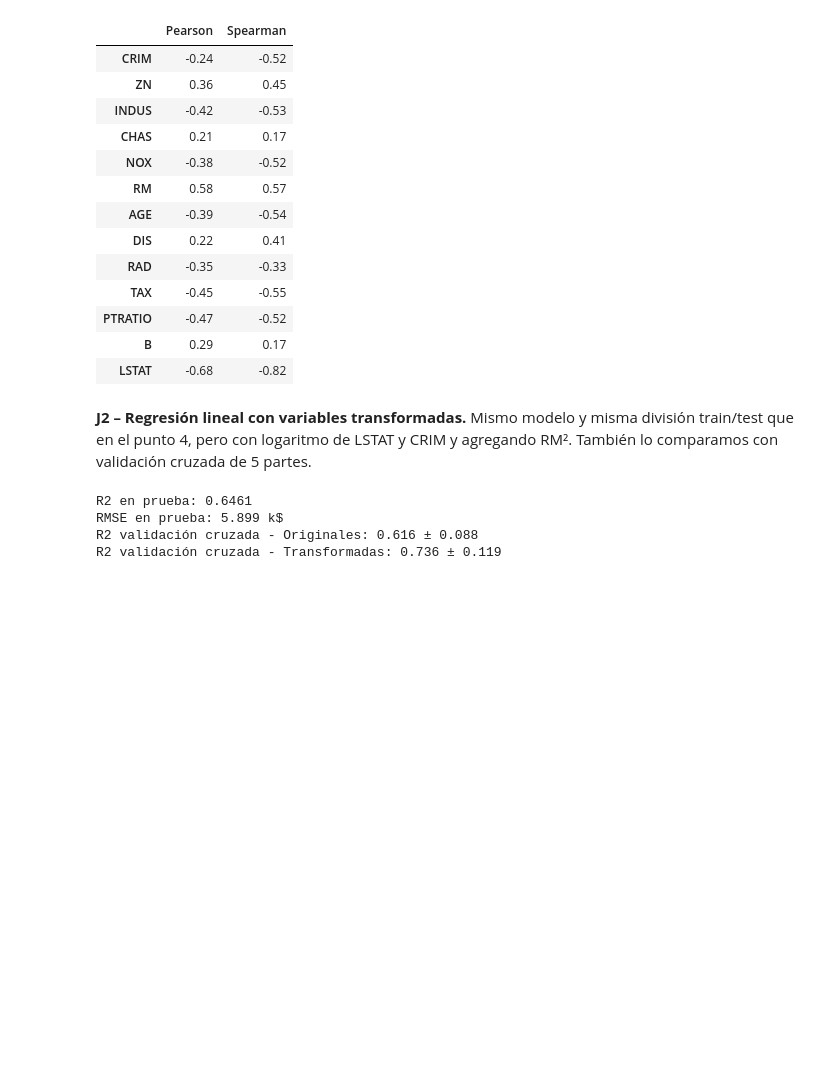
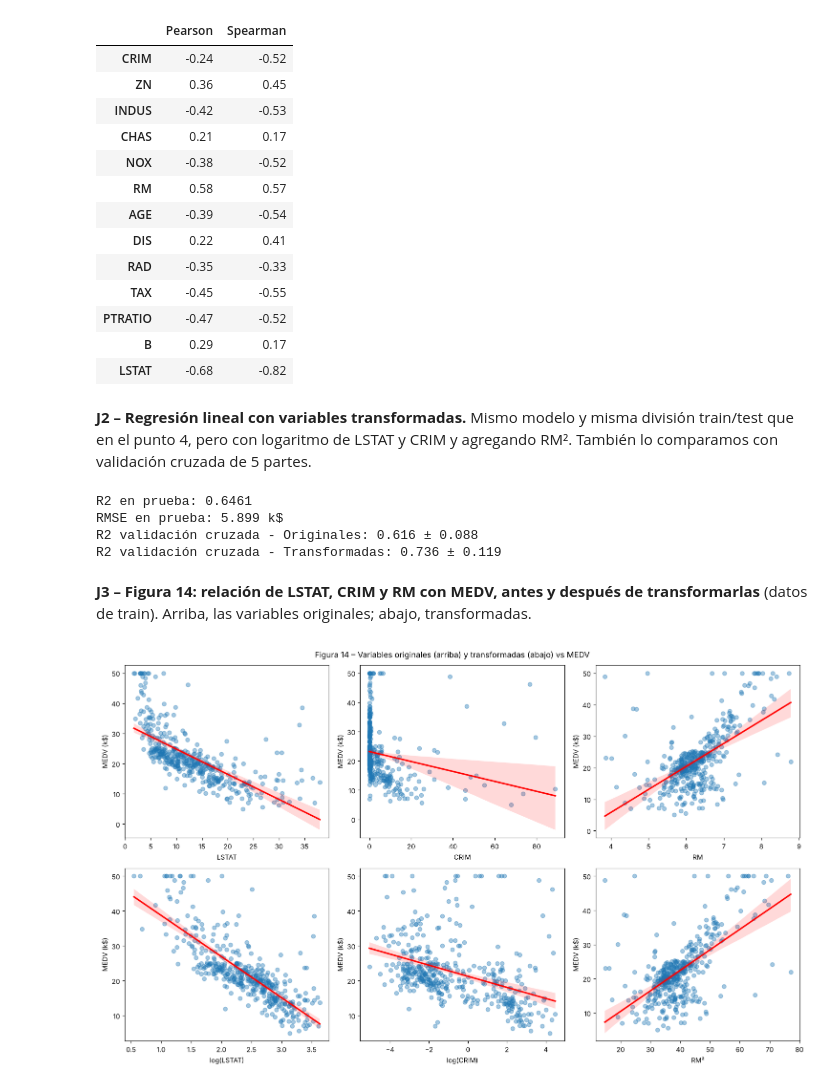
Before and after one commit to sebastianbtmo/TP_AA1_Beltramo_Capisano_Dottavio, a Jupyter notebook: TP_1/TP-regresion-AA1.ipynb, the cells around one changed output. Saved outputs shown, nothing was run; the diff lists cells and outputs as text; code cells hidden in the pictures; blank space fills up the shorter version.

```diff
--- a/TP_1/TP-regresion-AA1.ipynb
+++ b/TP_1/TP-regresion-AA1.ipynb
@@ -860,3 +860,20 @@ R2 en prueba: 0.6461
 RMSE en prueba: 5.899 k$
 R2 validación cruzada - Originales: 0.616 ± 0.088
 R2 validación cruzada - Transformadas: 0.736 ± 0.119
+# %% [markdown]
+**J3 – Figura 14: relación de LSTAT, CRIM y RM con MEDV, antes y después de transformarlas** (datos de train). Arriba, las variables originales; abajo, transformadas.
+# %%
+# J3 / Figura 14: si la transformación funciona, abajo los puntos deberían acercarse a una recta
+transformaciones = [('LSTAT', 'log(LSTAT)', np.log), ('CRIM', 'log(CRIM)', np.log), ('RM', 'RM²', np.square)]
+
+fig, axes = plt.subplots(2, 3, figsize=(15, 9))
+for col, (variable, nombre_t, funcion) in enumerate(transformaciones):
+    for fila, (valores, nombre) in enumerate([(x_train[variable], variable), (funcion(x_train[variable]), nombre_t)]):
+        sns.regplot(x=valores, y=y_train, ax=axes[fila, col], scatter_kws={'alpha': 0.4}, line_kws={'color': 'red'})
+        axes[fila, col].set_xlabel(nombre)
+        axes[fila, col].set_ylabel('MEDV (k$)')
+plt.suptitle('Figura 14 – Variables originales (arriba) y transformadas (abajo) vs MEDV')
+plt.tight_layout()
+plt.show()
+# %% [output]
+[figure, added]
```
Also changed, not shown: parts of 2 cells of this notebook.
